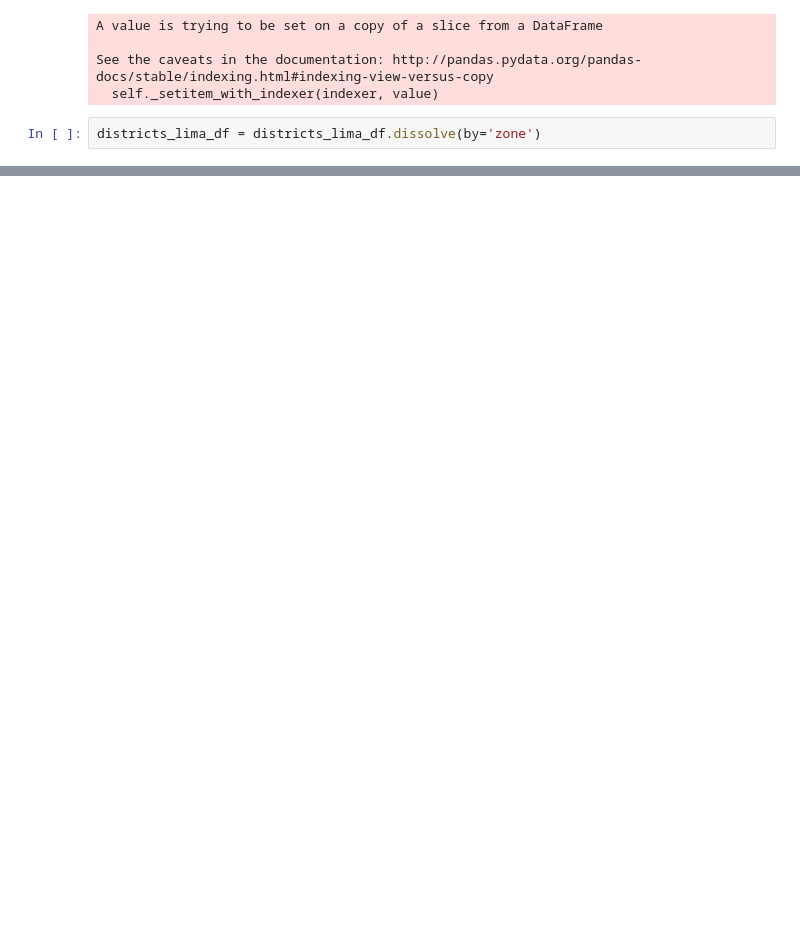
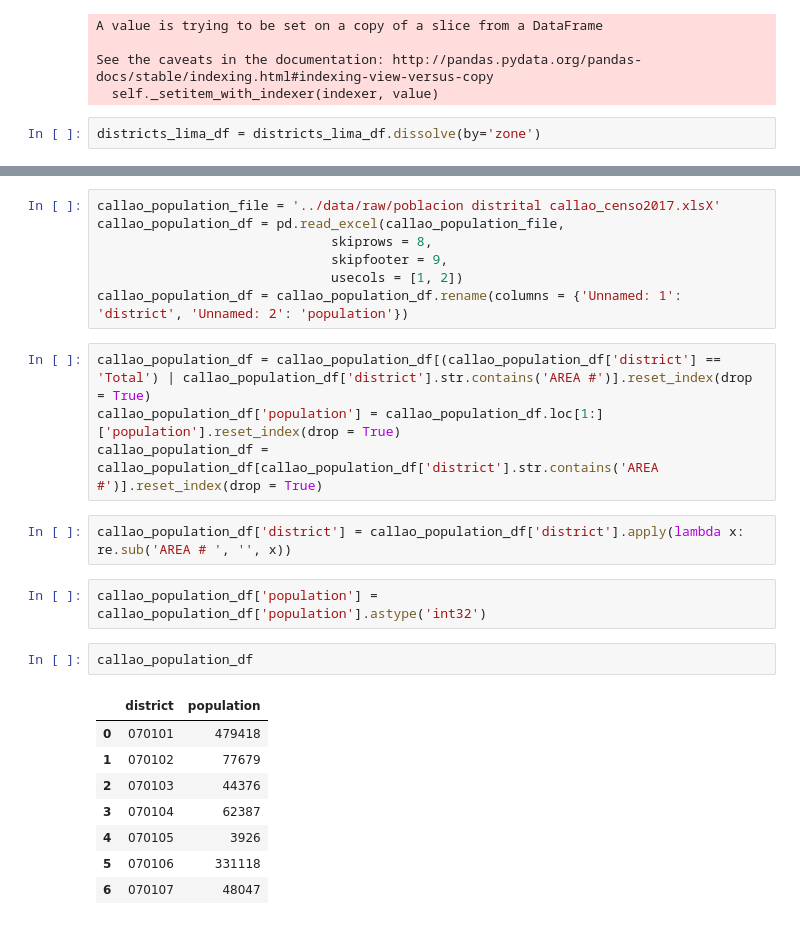
Before and after one commit to luisesanmartin/data-vis-public-policy-course, a Jupyter notebook: notebooks/grouping districts of lima.ipynb, the cells around one changed output, grey strips where cells are left out. Cells and saved outputs as stored; diff of their text form; blank space fills up the shorter version.

```diff
--- a/notebooks/grouping districts of lima.ipynb
+++ b/notebooks/grouping districts of lima.ipynb
@@ -117,0 +171,26 @@ districts_lima_df.plot(figsize=(10, 10))
+# %%
+callao_population_file = '../data/raw/poblacion distrital callao_censo2017.xlsX'
+callao_population_df = pd.read_excel(callao_population_file,
+                              skiprows = 8,
+                              skipfooter = 9,
+                              usecols = [1, 2])
+callao_population_df = callao_population_df.rename(columns = {'Unnamed: 1': 'district', 'Unnamed: 2': 'population'})
+# %%
+callao_population_df = callao_population_df[(callao_population_df['district'] == 'Total') | callao_population_df['district'].str.contains('AREA #')].reset_index(drop = True)
+callao_population_df['population'] = callao_population_df.loc[1:]['population'].reset_index(drop = True)
+callao_population_df = callao_population_df[callao_population_df['district'].str.contains('AREA #')].reset_index(drop = True)
+# %%
+callao_population_df['district'] = callao_population_df['district'].apply(lambda x: re.sub('AREA # ', '', x))
+# %%
+callao_population_df['population'] = callao_population_df['population'].astype('int32')
+# %%
+callao_population_df
+# %% [output]
+|  | district | population |
+| 0 | 070101 | 479418 |
+| 1 | 070102 | 77679 |
+| 2 | 070103 | 44376 |
+| 3 | 070104 | 62387 |
+| 4 | 070105 | 3926 |
+| 5 | 070106 | 331118 |
+| 6 | 070107 | 48047 |
```
Also changed, not shown: parts of 14 cells of this notebook.
